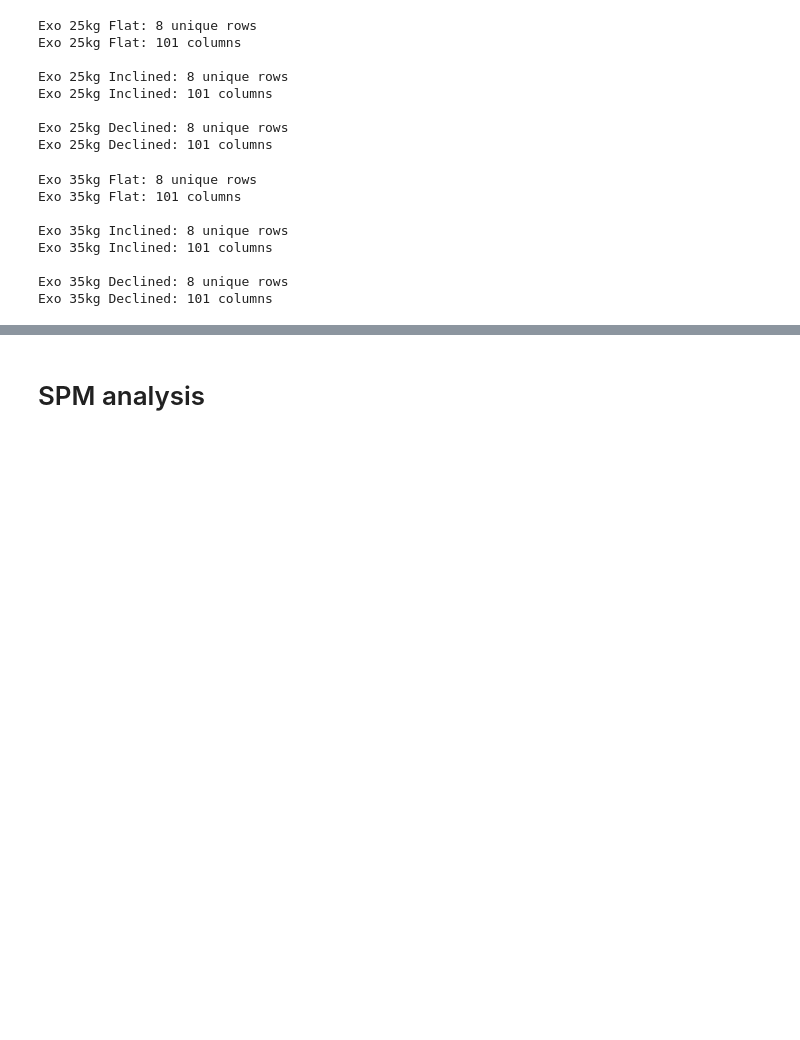
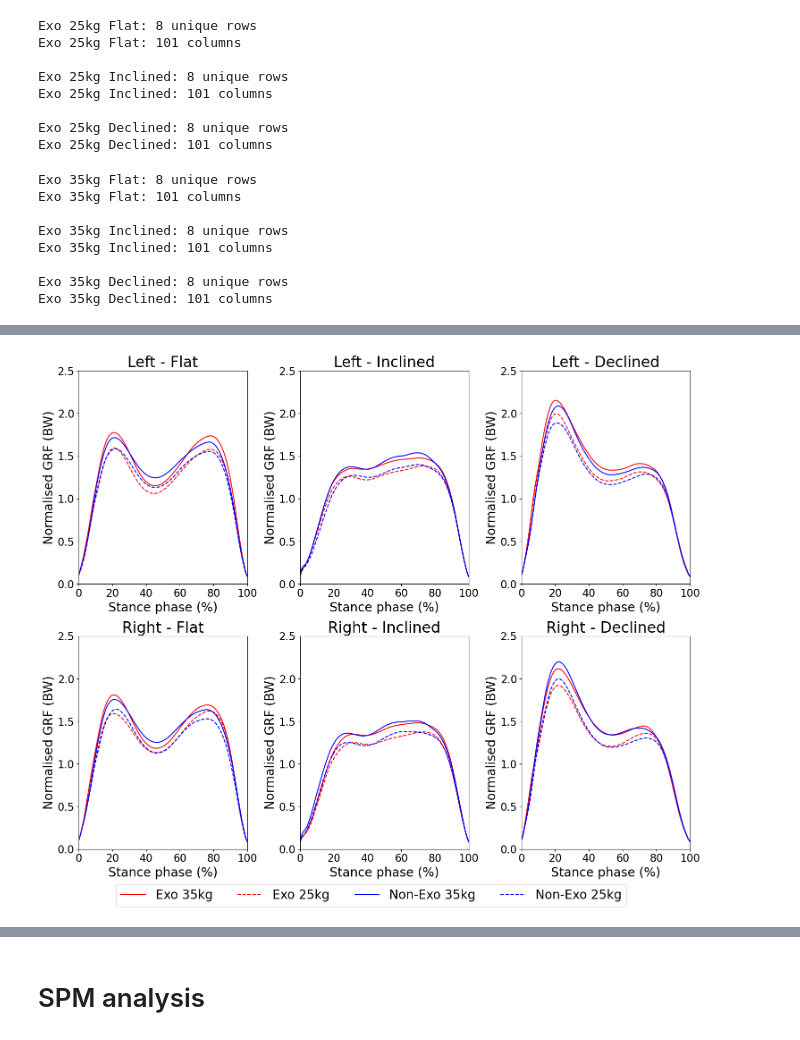
Before and after one commit to Shahril-Iskandar/publication-exoskeleton, a Jupyter notebook: script.ipynb, the cells around one changed output, grey strips where cells are left out. Saved outputs shown, nothing was run; the diff lists cells and outputs as text; code cells hidden in the pictures; blank space fills up the shorter version.

```diff
--- a/script.ipynb
+++ b/script.ipynb
@@ -150,0 +153,92 @@ Exo 35kg Declined: 101 columns
+# %%
+fig = plt.figure(figsize=(15,12))
+gs = gridspec.GridSpec(nrows=2, ncols=3)
+
+### Left Flat
+ax = fig.add_subplot(gs[0,0])
+plt.sca(ax)
+ax.set_title("Left - Flat", fontsize=24)
+ax.plot(loadsol_left_exo_35kg_flat.mean().reset_index(drop=True), color='red', label='Exo 35kg')
+ax.plot(loadsol_left_exo_25kg_flat.mean().reset_index(drop=True), color='red', linestyle='dashed', label='Exo 25kg')
+ax.plot(loadsol_left_non_exo_35kg_flat.mean().reset_index(drop=True), color='blue', label='Non-Exo 35kg')
+ax.plot(loadsol_left_non_exo_25kg_flat.mean().reset_index(drop=True), color='blue', linestyle='dashed', label='Non-Exo 25kg')
+ax.set_ylabel('Normalised GRF (BW)', fontsize=20)
+ax.set_xlabel('Stance phase (%)', fontsize=20)
+ax.set_ylim([0, 2.5])
+ax.set_xlim([0, 100])
+plt.xticks(fontsize=17)
+plt.yticks(fontsize=17)
+
+ax = fig.add_subplot(gs[0,1])
+plt.sca(ax)
+ax.set_title("Left - Inclined", fontsize=24)
+ax.plot(loadsol_left_exo_35kg_incline.mean().reset_index(drop=True), color='red')
+ax.plot(loadsol_left_exo_25kg_incline.mean().reset_index(drop=True), color='red', linestyle='dashed')
+ax.plot(loadsol_left_non_exo_35kg_incline.mean().reset_index(drop=True), color='blue')
+ax.plot(loadsol_left_non_exo_25kg_incline.mean().reset_index(drop=True), color='blue', linestyle='dashed')
+ax.set_ylabel('Normalised GRF (BW)', fontsize=20)
+ax.set_xlabel('Stance phase (%)', fontsize=20)
+ax.set_ylim([0, 2.5])
+ax.set_xlim([0, 100])
+plt.xticks(fontsize=17)
+plt.yticks(fontsize=17)
+
+ax = fig.add_subplot(gs[0,2])
+plt.sca(ax)
+ax.set_title("Left - Declined", fontsize=24)
+ax.plot(loadsol_left_exo_35kg_decline.mean().reset_index(drop=True), color='red')
+ax.plot(loadsol_left_exo_25kg_decline.mean().reset_index(drop=True), color='red', linestyle='dashed')
+ax.plot(loadsol_left_non_exo_35kg_decline.mean().reset_index(drop=True), color='blue')
+ax.plot(loadsol_left_non_exo_25kg_decline.mean().reset_index(drop=True), color='blue', linestyle='dashed')
+ax.set_ylabel('Normalised GRF (BW)', fontsize=20)
+ax.set_xlabel('Stance phase (%)', fontsize=20)
+ax.set_ylim([0, 2.5])
+ax.set_xlim([0, 100])
+plt.xticks(fontsize=17)
+plt.yticks(fontsize=17)
+
+ax = fig.add_subplot(gs[1,0])
+plt.sca(ax)
+ax.set_title("Right - Flat", fontsize=24)
+ax.plot(loadsol_right_exo_35kg_flat.mean().reset_index(drop=True), color='red')
+ax.plot(loadsol_right_exo_25kg_flat.mean().reset_index(drop=True), color='red', linestyle='dashed')
+ax.plot(loadsol_right_non_exo_35kg_flat.mean().reset_index(drop=True), color='blue')
+ax.plot(loadsol_right_non_exo_25kg_flat.mean().reset_index(drop=True), color='blue', linestyle='dashed')
+ax.set_ylabel('Normalised GRF (BW)', fontsize=20)
+ax.set_xlabel('Stance phase (%)', fontsize=20)
+ax.set_ylim([0, 2.5])
+ax.set_xlim([0, 100])
+plt.xticks(fontsize=17)
+plt.yticks(fontsize=17)
+
+ax = fig.add_subplot(gs[1,1])
+plt.sca(ax)
+ax.set_title("Right - Inclined", fontsize=24)
+ax.plot(loadsol_right_exo_35kg_incline.mean().reset_index(drop=True), color='red')
+ax.plot(loadsol_right_exo_25kg_incline.mean().reset_index(drop=True), color='red', linestyle='dashed')
+ax.plot(loadsol_right_non_exo_35kg_incline.mean().reset_index(drop=True), color='blue')
+ax.plot(loadsol_right_non_exo_25kg_incline.mean().reset_index(drop=True), color='blue', linestyle='dashed')
+ax.set_ylabel('Normalised GRF (BW)', fontsize=20)
+ax.set_xlabel('Stance phase (%)', fontsize=20)
+ax.set_ylim([0, 2.5])
+ax.set_xlim([0, 100])
+plt.xticks(fontsize=17)
+plt.yticks(fontsize=17)
+
+ax = fig.add_subplot(gs[1,2])
+plt.sca(ax)
+ax.set_title("Right - Declined", fontsize=24)
+ax.plot(loadsol_right_exo_35kg_decline.mean().reset_index(drop=True), color='red')
+ax.plot(loadsol_right_exo_25kg_decline.mean().reset_index(drop=True), color='red', linestyle='dashed')
+ax.plot(loadsol_right_non_exo_35kg_decline.mean().reset_index(drop=True), color='blue')
+ax.plot(loadsol_right_non_exo_25kg_decline.mean().reset_index(drop=True), color='blue', linestyle='dashed')
+ax.set_ylabel('Normalised GRF (BW)', fontsize=20)
+ax.set_xlabel('Stance phase (%)', fontsize=20)
+ax.set_ylim([0, 2.5])
+ax.set_xlim([0, 100])
+plt.xticks(fontsize=17)
+plt.yticks(fontsize=17)
+
+plt.tight_layout()
+fig.legend(fontsize=20, loc='lower center', bbox_to_anchor=(0.5, -0.05), ncol=4)
+# %% [output]
@@ -150,0 +246 @@ Exo 35kg Declined: 101 columns
+[figure, added]
```
Also changed, not shown: parts of 13 cells of this notebook, 4 other files.
